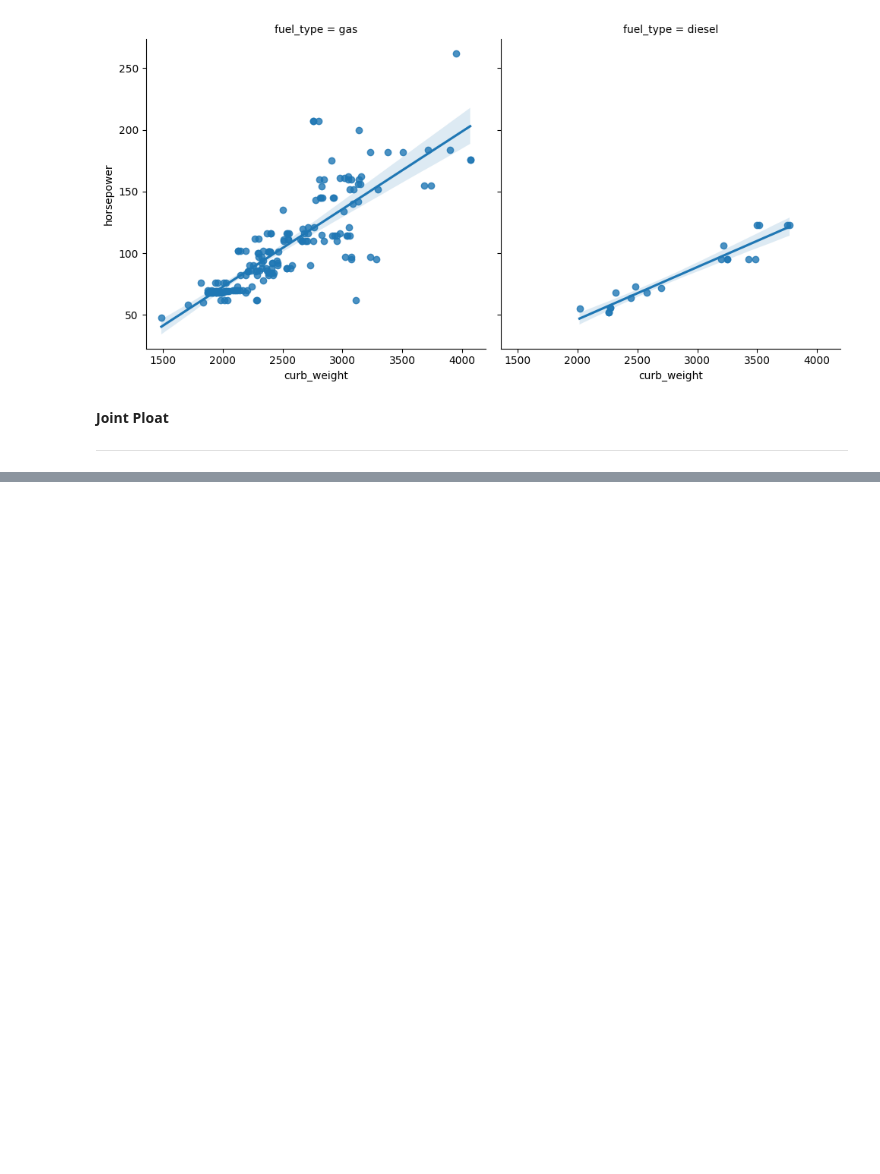
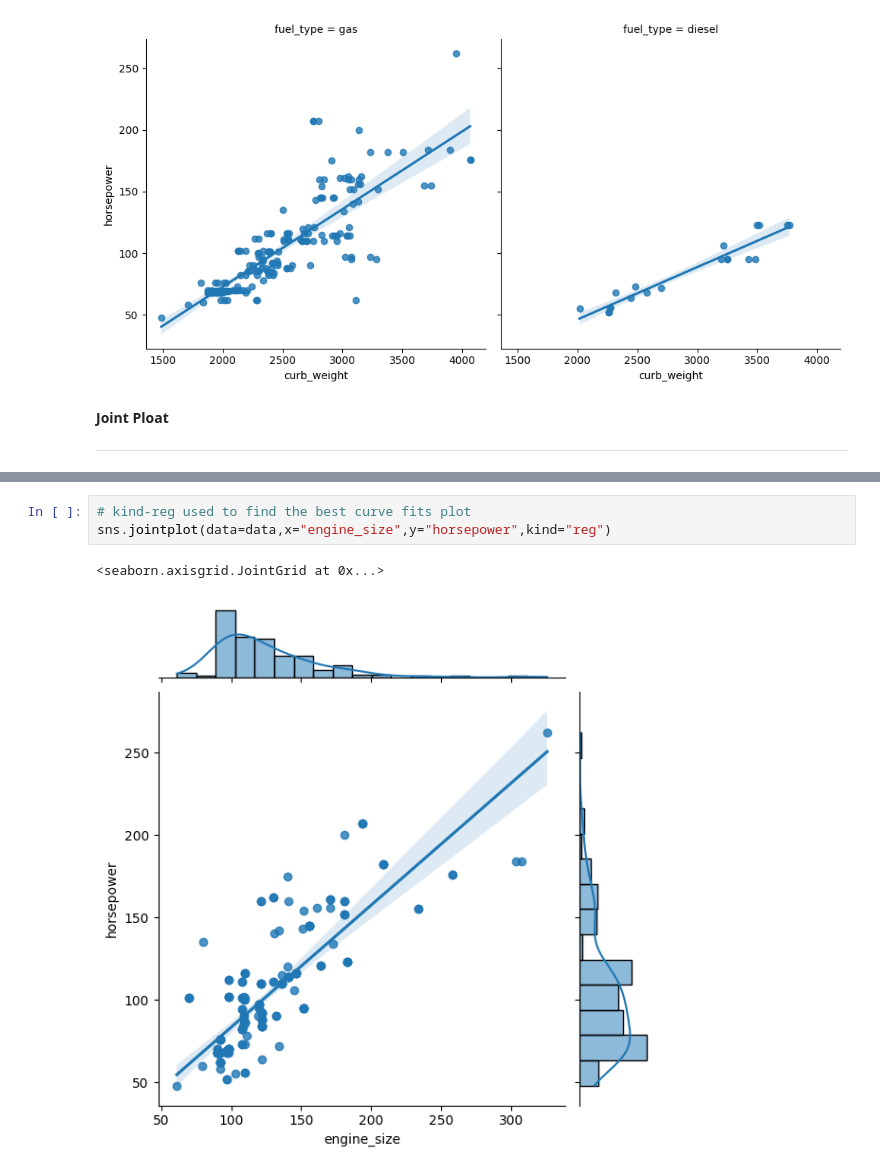
Before and after one commit to sumanthgm/Data_Science_Python, a Jupyter notebook: Practice_dataVisualization.ipynb, the cells around one changed output, grey strips where cells are left out. Drawn from its saved outputs; the diff is of its cells as text; blank space fills up the shorter version.

```diff
--- a/Practice_dataVisualization.ipynb
+++ b/Practice_dataVisualization.ipynb
@@ -334,0 +353,6 @@ sns.lmplot(data=data,x="curb_weight",y="horsepower",col="fuel_type")
+# %%
+# kind-reg used to find the best curve fits plot
+sns.jointplot(data=data,x="engine_size",y="horsepower",kind="reg")
+# %% [output]
+<seaborn.axisgrid.JointGrid at 0x...>
+[figure, added]
```
Also changed, not shown: parts of 17 cells of this notebook.
